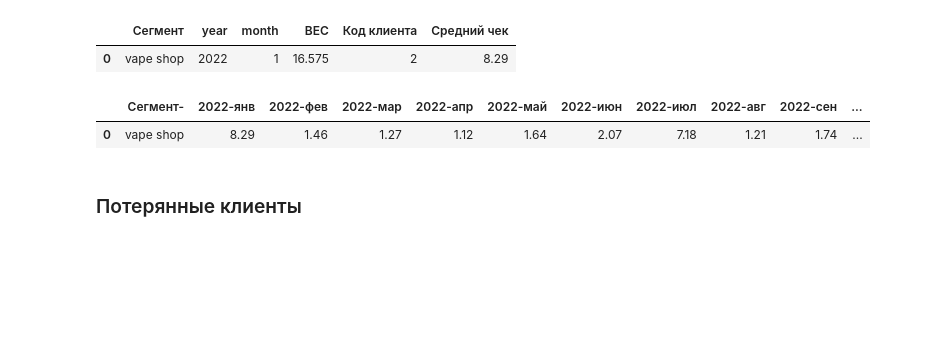
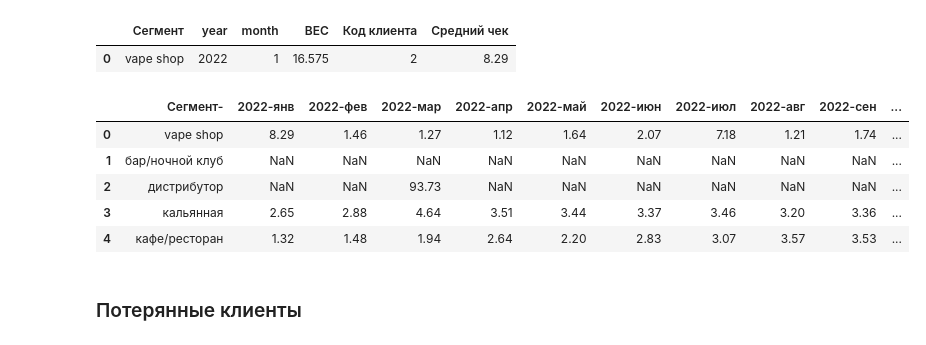
Before and after one commit to AlexeyKapralov/Scripts, a Jupyter notebook: Create_Business_Review/create_business_review.ipynb, the cells around one changed output. Drawn from its saved outputs; the diff is of its cells as text; code cells hidden in the pictures; blank space fills up the shorter version.

```diff
--- a/Create_Business_Review/create_business_review.ipynb
+++ b/Create_Business_Review/create_business_review.ipynb
@@ -133,10 +131,14 @@ sr_check.rename(columns={12:"дек"}, inplace=True)
 # %%
 sr_check.columns = [f'{i}{"-"}{j}' for i, j in sr_check.columns]
 # %%
-sr_check.head(1)
+sr_check.head()
 # %% [output]
 |  | Сегмент- | 2022-янв | 2022-фев | 2022-мар | 2022-апр | 2022-май | 2022-июн | 2022-июл | 2022-авг | 2022-сен | ... |
 | 0 | vape shop | 8.29 | 1.46 | 1.27 | 1.12 | 1.64 | 2.07 | 7.18 | 1.21 | 1.74 | ... |
+| 1 | бар/ночной клуб | NaN | NaN | NaN | NaN | NaN | NaN | NaN | NaN | NaN | ... |
+| 2 | дистрибутор | NaN | NaN | 93.73 | NaN | NaN | NaN | NaN | NaN | NaN | ... |
+| 3 | кальянная | 2.65 | 2.88 | 4.64 | 3.51 | 3.44 | 3.37 | 3.46 | 3.20 | 3.36 | ... |
+| 4 | кафе/ресторан | 1.32 | 1.48 | 1.94 | 2.64 | 2.20 | 2.83 | 3.07 | 3.57 | 3.53 | ... |
 # %% [markdown]
 ### Потерянные клиенты
 # %%
```
Also changed, not shown: parts of 17 cells of this notebook, 1 other file.
